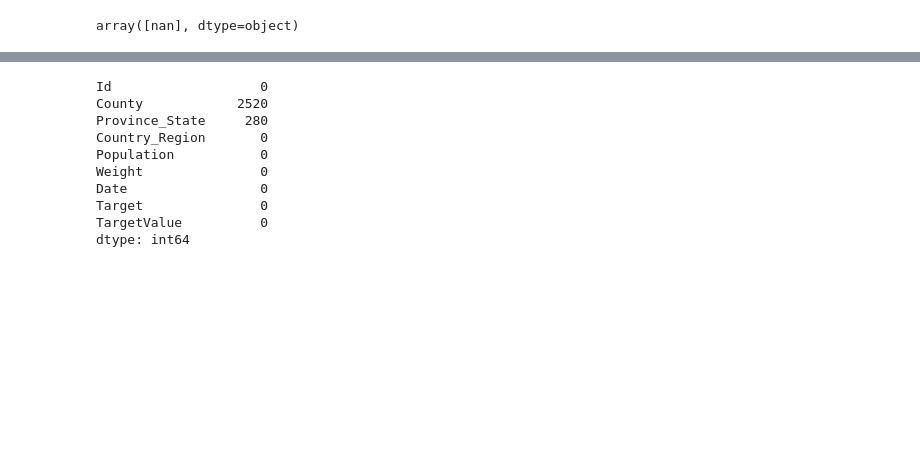
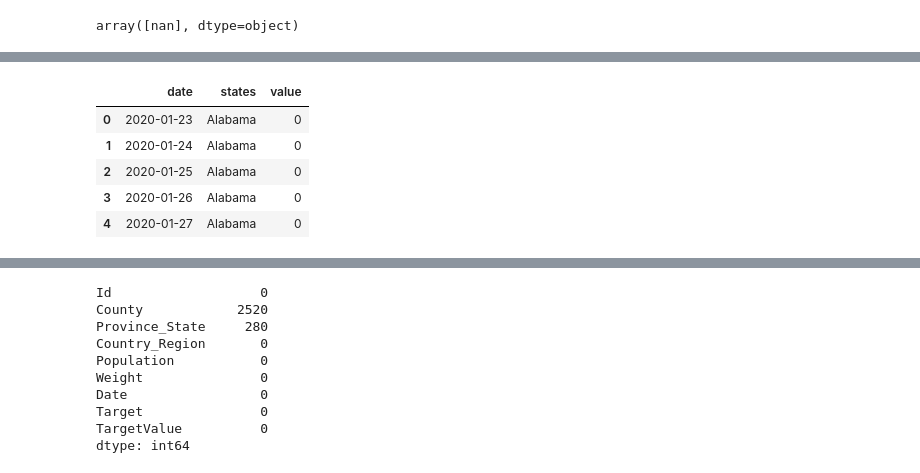
Before and after one commit to Daviditto/kaggle-challenge-covid-situation-in-2020, a Jupyter notebook: COVID-19 situation in 2020 EDA part 4.ipynb, the cells around one changed output, grey strips where cells are left out. Saved outputs shown, nothing was run; the diff lists cells and outputs as text; code cells hidden in the pictures; blank space fills up the shorter version.

```diff
--- a/COVID-19 situation in 2020 EDA part 4.ipynb
+++ b/COVID-19 situation in 2020 EDA part 4.ipynb
@@ -63,3 +72,6 @@ fig = px.choropleth(usa_df2, locations='abbr', locationmode="USA-states",scope='
 fig.show()
 # %% [output]
 [interactive output not drawn]
+# %%
+usa_trend = usa_df.groupby(['Date','Province_State','Target']).sum().unstack('Target').reset_index()
+usa_trend.columns = ['date', 'states', 'confirmed', 'fatalities']
@@ -65,0 +88,13 @@ fig.show()
+# %%
+total_confirmed = usa_trend.groupby(['date', 'states']).sum().unstack('states')['confirmed'].cumsum().reset_index()
+# %%
+total_confirmed = pd.melt(total_confirmed, id_vars=['date'], value_vars = total_confirmed.columns)
+# %%
+total_confirmed.head()
+# %% [output]
+|  | date | states | value |
+| 0 | 2020-01-23 | Alabama | 0 |
+| 1 | 2020-01-24 | Alabama | 0 |
+| 2 | 2020-01-25 | Alabama | 0 |
+| 3 | 2020-01-26 | Alabama | 0 |
+| 4 | 2020-01-27 | Alabama | 0 |
```
Also changed, not shown: parts of 22 cells of this notebook.
